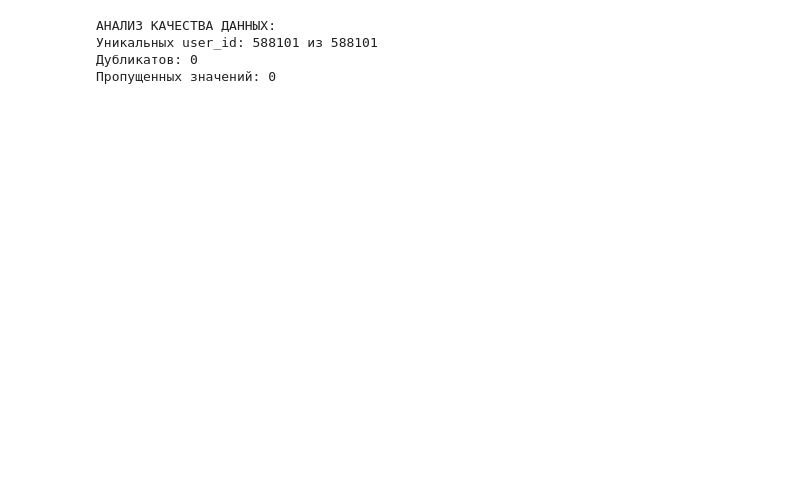
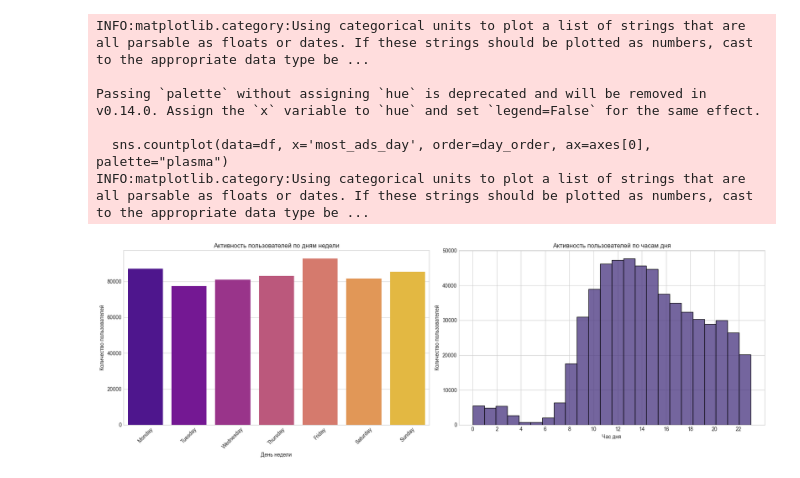
Before and after one commit to zh0rchik/ab-analytics-pipeline, a Jupyter notebook: notebooks/01_eda.ipynb, the cells around one changed output. Drawn from its saved outputs; the diff is of its cells as text; code cells hidden in the pictures; blank space fills up the shorter version.

```diff
--- a/notebooks/01_eda.ipynb
+++ b/notebooks/01_eda.ipynb
@@ -234,14 +190,29 @@ print(f"Количество пользователей в этот час: {hou
 # %%
-# Ячейка 5: Анализ качества данных
-print("\nАНАЛИЗ КАЧЕСТВА ДАННЫХ:")
-print(f"Уникальных user_id: {df['user_id'].nunique()} из {len(df)}")
-print(f"Дубликатов: {len(df) - df['user_id'].nunique()}")
+# --- Ячейка 13: Активность по дням и часам ---
+fig, axes = plt.subplots(1, 2, figsize=(18, 6))
 
-# Проверка пропущенных значений
-missing = df.isnull().sum()
-print(f"Пропущенных значений: {missing.sum()}")
+# Активность по дням недели
+day_order = ['Monday', 'Tuesday', 'Wednesday', 'Thursday', 'Friday', 'Saturday', 'Sunday']
+sns.countplot(data=df, x='most_ads_day', order=day_order, ax=axes[0], palette="plasma")
+axes[0].set_title('Активность пользователей по дням недели')
+axes[0].set_xlabel('День недели')
+axes[0].set_ylabel('Количество пользователей')
+axes[0].tick_params(axis='x', rotation=45)
+
+# Активность по часам
+sns.histplot(df['most_ads_hour'], bins=24, kde=False, ax=axes[1])
+axes[1].set_title('Активность пользователей по часам дня')
+axes[1].set_xlabel('Час дня')
+axes[1].set_ylabel('Количество пользователей')
+axes[1].set_xticks(range(0, 24, 2))
+
+plt.tight_layout()
+plt.show()
 # %% [output]
-АНАЛИЗ КАЧЕСТВА ДАННЫХ:
-Уникальных user_id: 588101 из 588101
-Дубликатов: 0
-Пропущенных значений: 0
+INFO:matplotlib.category:Using categorical units to plot a list of strings that are all parsable as floats or dates. If these strings should be plotted as numbers, cast to the appropriate data type be ...
+
+Passing `palette` without assigning `hue` is deprecated and will be removed in v0.14.0. Assign the `x` variable to `hue` and set `legend=False` for the same effect.
+
+  sns.countplot(data=df, x='most_ads_day', order=day_order, ax=axes[0], palette="plasma")
+INFO:matplotlib.category:Using categorical units to plot a list of strings that are all parsable as floats or dates. If these strings should be plotted as numbers, cast to the appropriate data type be ...
+[figure, added]
```
Also changed, not shown: parts of 17 cells of this notebook.
